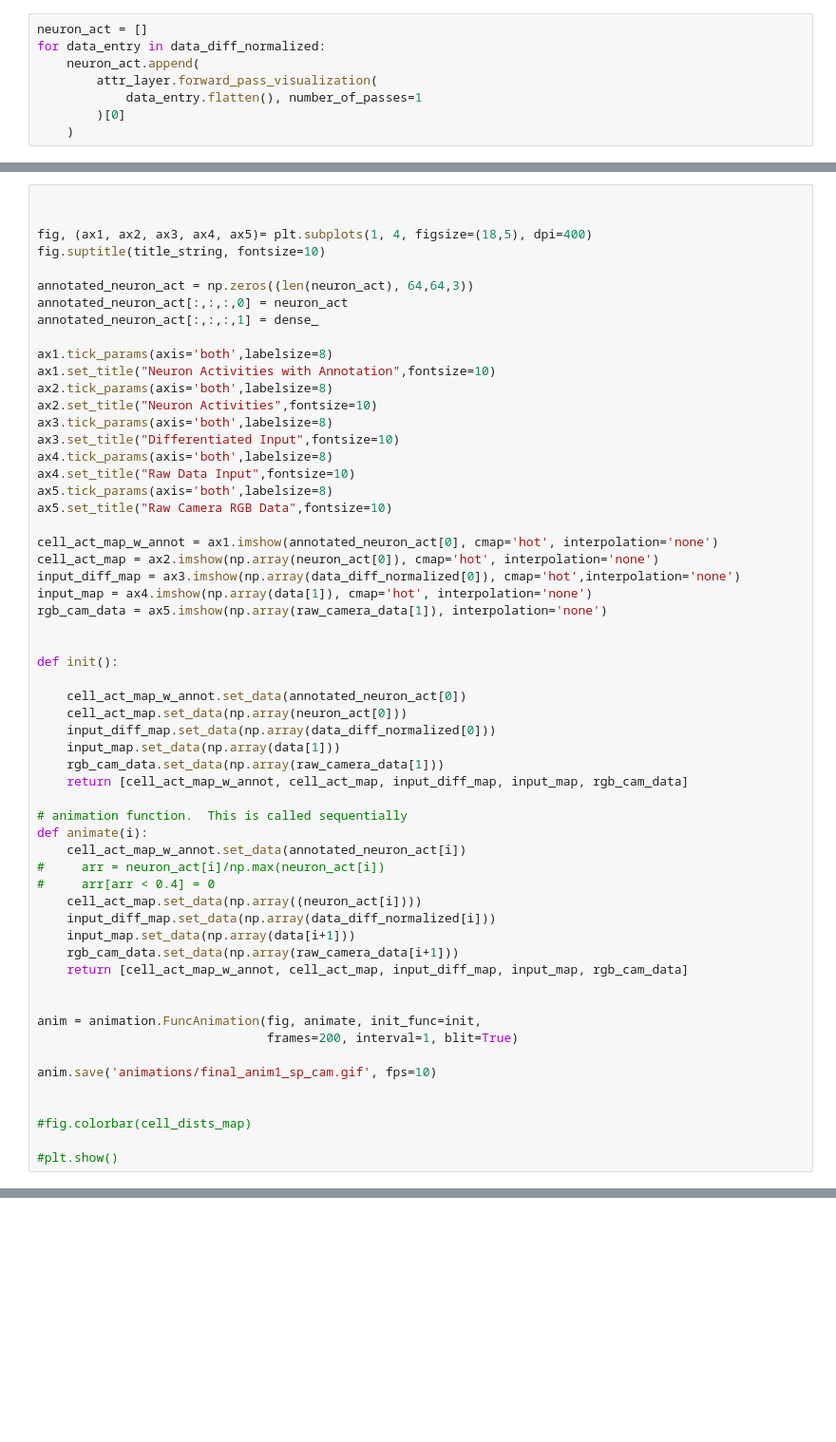
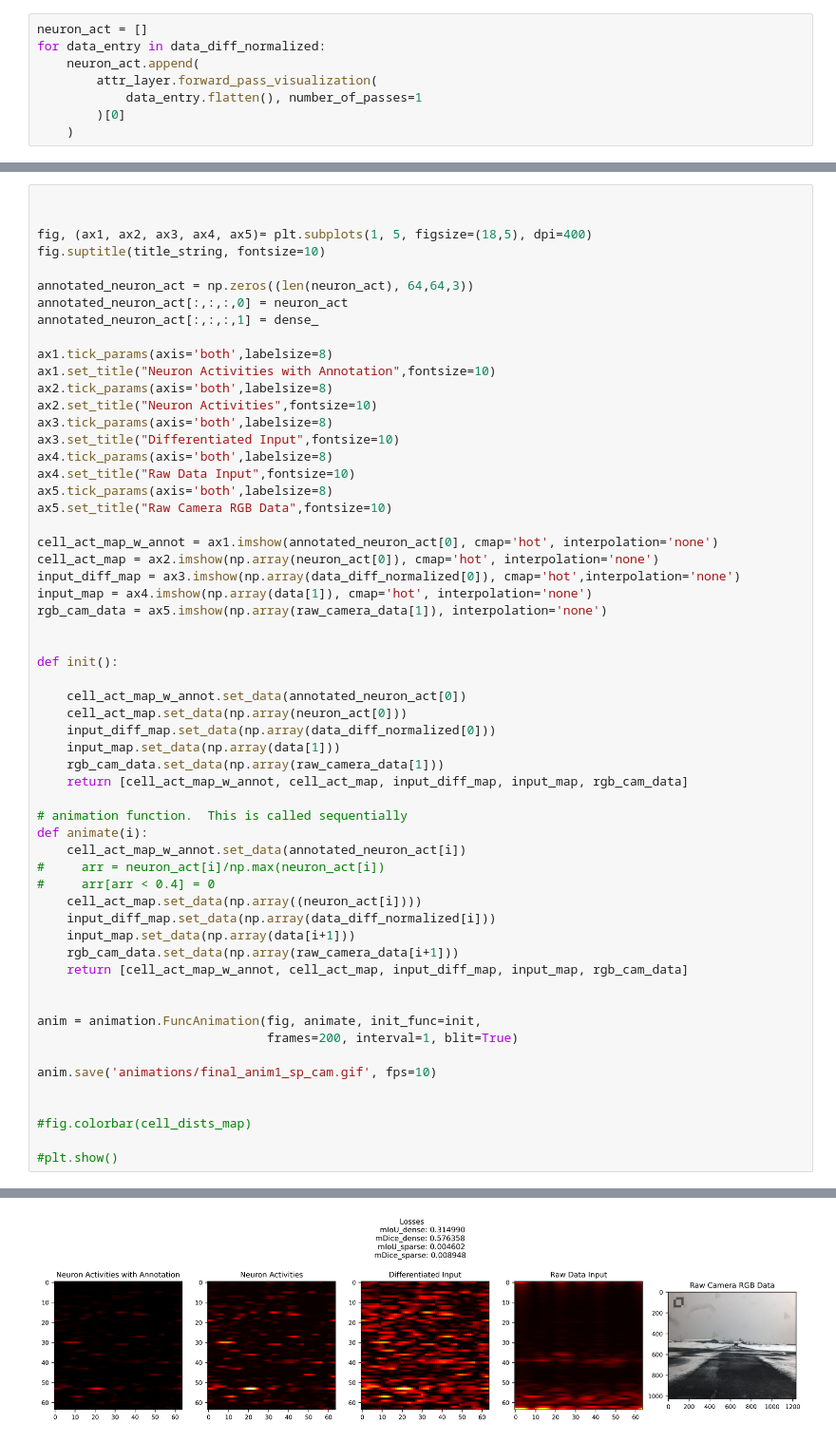
Before and after one commit to unstablecursor/sadnn, a Jupyter notebook: Animate_Layer.ipynb, the cells around one changed output, grey strips where cells are left out. Shown at 95% size. Drawn from its saved outputs; the diff is of its cells as text; blank space fills up the shorter version.

```diff
--- a/Animate_Layer.ipynb
+++ b/Animate_Layer.ipynb
@@ -156,7 +164,7 @@ plt.show()
 # %%
 
 
-fig, (ax1, ax2, ax3, ax4, ax5)= plt.subplots(1, 4, figsize=(18,5), dpi=400)
+fig, (ax1, ax2, ax3, ax4, ax5)= plt.subplots(1, 5, figsize=(18,5), dpi=400)
 fig.suptitle(title_string, fontsize=10)
 
 annotated_neuron_act = np.zeros((len(neuron_act), 64,64,3))
@@ -211,3 +219,4 @@ anim.save('animations/final_anim1_sp_cam.gif', fps=10)
 #fig.colorbar(cell_dists_map)
 
 #plt.show()
+# %% [output]
@@ -213,0 +224 @@ anim.save('animations/final_anim1_sp_cam.gif', fps=10)
+[figure, added]
```
Also changed, not shown: parts of 3 cells of this notebook.
